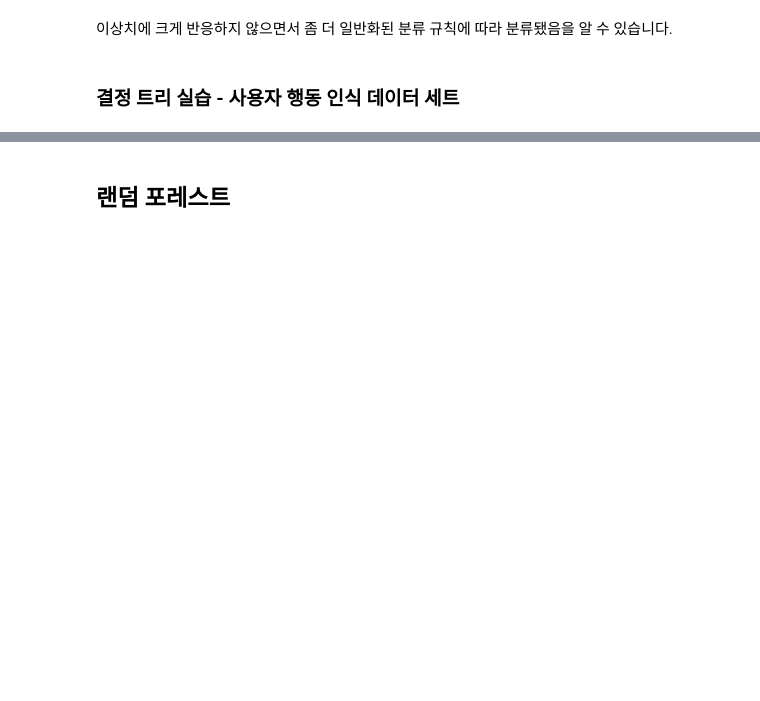
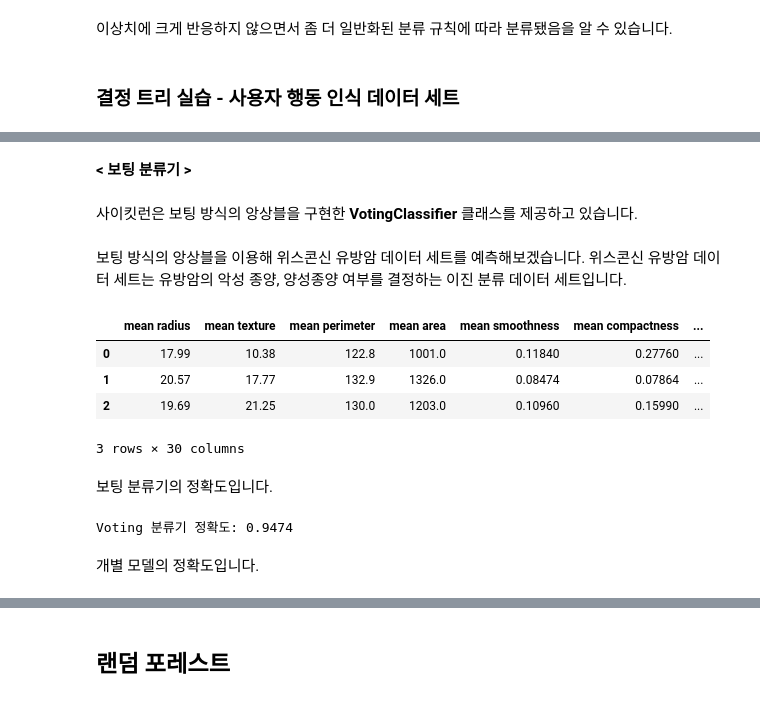
Before and after one commit to kmmnjng528/ml-definitive-guide, a Jupyter notebook: 4장_분류.ipynb, the cells around one changed output, grey strips where cells are left out. Saved outputs shown, nothing was run; the diff lists cells and outputs as text; code cells hidden in the pictures; blank space fills up the shorter version.

```diff
--- a/4장_분류.ipynb
+++ b/4장_분류.ipynb
@@ -247,0 +277,6 @@ visualize_boundary(dt_clf, X_features, y_labels)
+# %% [markdown]
+**< 보팅 분류기 >**
+# %% [markdown]
+사이킷런은 보팅 방식의 앙상블을 구현한 **VotingClassifier** 클래스를 제공하고 있습니다.
+# %% [markdown]
+보팅 방식의 앙상블을 이용해 위스콘신 유방암 데이터 세트를 예측해보겠습니다. 위스콘신 유방암 데이터 세트는 유방암의 악성 종양, 양성종양 여부를 결정하는 이진 분류 데이터 세트입니다.
@@ -247,0 +293,11 @@ visualize_boundary(dt_clf, X_features, y_labels)
+# %%
+cancer = load_breast_cancer()
+
+data_df = pd.DataFrame(cancer.data, columns=cancer.feature_names)
+data_df.head(3)
+# %% [output]
+|  | mean radius | mean texture | mean perimeter | mean area | mean smoothness | mean compactness | ... |
+| 0 | 17.99 | 10.38 | 122.8 | 1001.0 | 0.11840 | 0.27760 | ... |
+| 1 | 20.57 | 17.77 | 132.9 | 1326.0 | 0.08474 | 0.07864 | ... |
+| 2 | 19.69 | 21.25 | 130.0 | 1203.0 | 0.10960 | 0.15990 | ... |
+3 rows × 30 columns
@@ -247,0 +314,11 @@ visualize_boundary(dt_clf, X_features, y_labels)
+# %% [markdown]
+보팅 분류기의 정확도입니다.
+# %%
+# VotingClassifier 학습/예측/평가.
+vo_clf.fit(X_train , y_train)
+pred = vo_clf.predict(X_test)
+print('Voting 분류기 정확도: {0:.4f}'.format(accuracy_score(y_test , pred)))
+# %% [output]
+Voting 분류기 정확도: 0.9474
+# %% [markdown]
+개별 모델의 정확도입니다.
```
Also changed, not shown: parts of 64 cells of this notebook.
